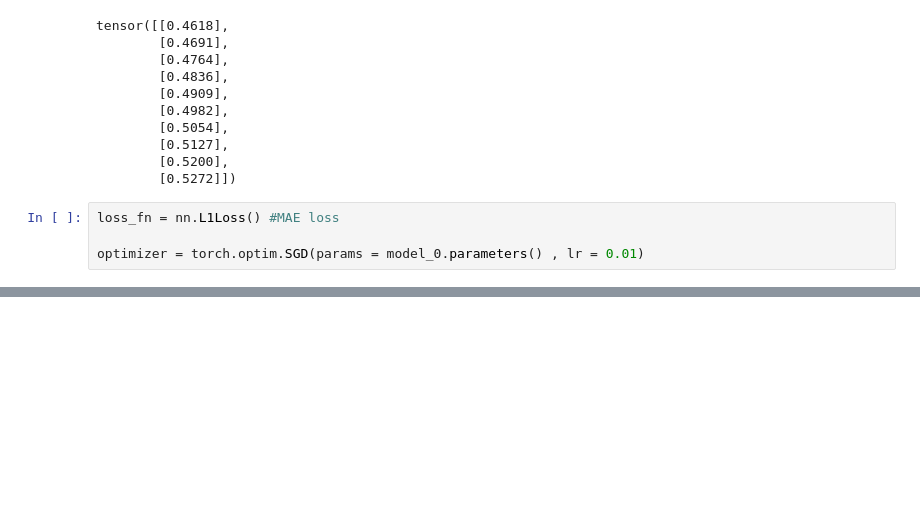
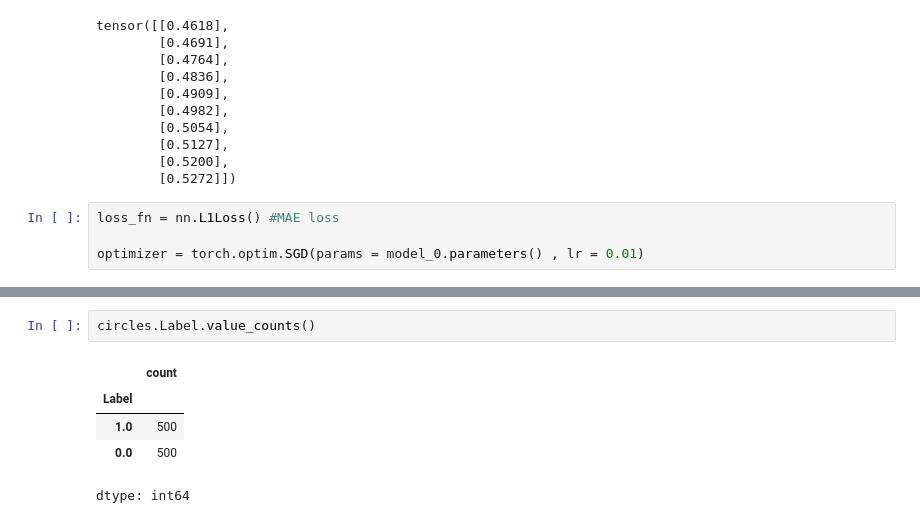
Before and after one commit to dhruvkachhela/Neural-Network, a Jupyter notebook: Daniel_Bourke’s_pytorch.ipynb, the cells around one changed output, grey strips where cells are left out. Saved outputs shown, nothing was run; the diff lists cells and outputs as text; blank space fills up the shorter version.

```diff
--- a/Daniel_Bourke’s_pytorch.ipynb
+++ b/Daniel_Bourke’s_pytorch.ipynb
@@ -343,0 +271,8 @@ tensor([[True],
+# %%
+circles.Label.value_counts()
+# %% [output]
+|  | count |
+| Label |  |
+| 1.0 | 500 |
+| 0.0 | 500 |
+dtype: int64
```
Also changed, not shown: parts of 36 cells of this notebook.
